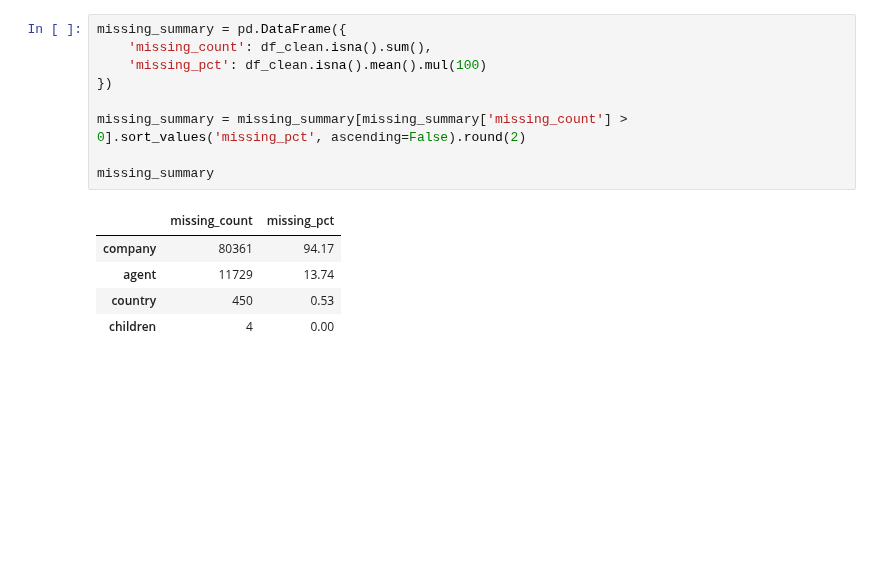
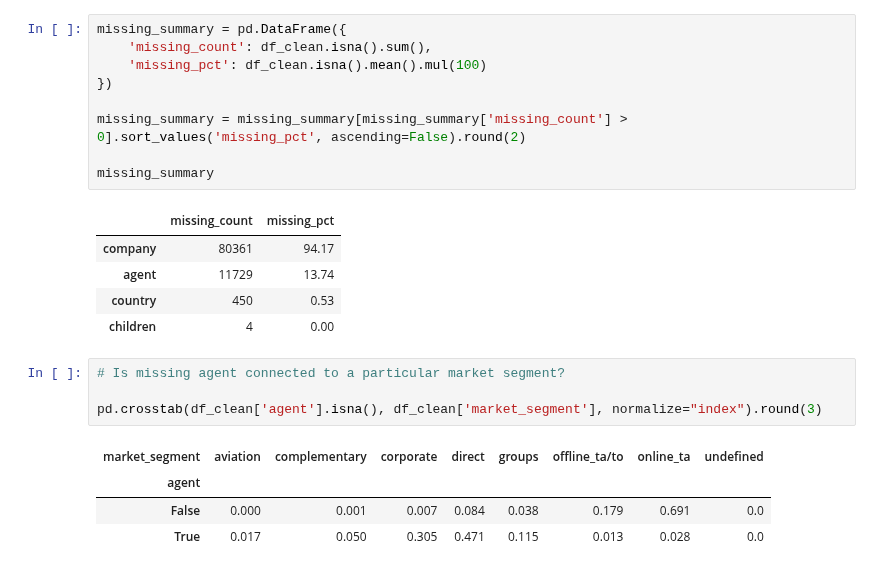
Before and after one commit to nabila-natasha/hotel-booking-cancellation-ml, a Jupyter notebook: notebooks/01_eda_modeling.ipynb, the cells around one changed output. Drawn from its saved outputs; the diff is of its cells as text; blank space fills up the shorter version.

```diff
--- a/notebooks/01_eda_modeling.ipynb
+++ b/notebooks/01_eda_modeling.ipynb
@@ -284,3 +294,12 @@ missing_summary
 | agent | 11729 | 13.74 |
 | country | 450 | 0.53 |
 | children | 4 | 0.00 |
+# %%
+# Is missing agent connected to a particular market segment?
+
+pd.crosstab(df_clean['agent'].isna(), df_clean['market_segment'], normalize="index").round(3)
+# %% [output]
+| market_segment | aviation | complementary | corporate | direct | groups | offline_ta/to | online_ta | undefined |
+| agent |  |  |  |  |  |  |  |  |
+| False | 0.000 | 0.001 | 0.007 | 0.084 | 0.038 | 0.179 | 0.691 | 0.0 |
+| True | 0.017 | 0.050 | 0.305 | 0.471 | 0.115 | 0.013 | 0.028 | 0.0 |
```
Also changed, not shown: parts of 25 cells of this notebook.
